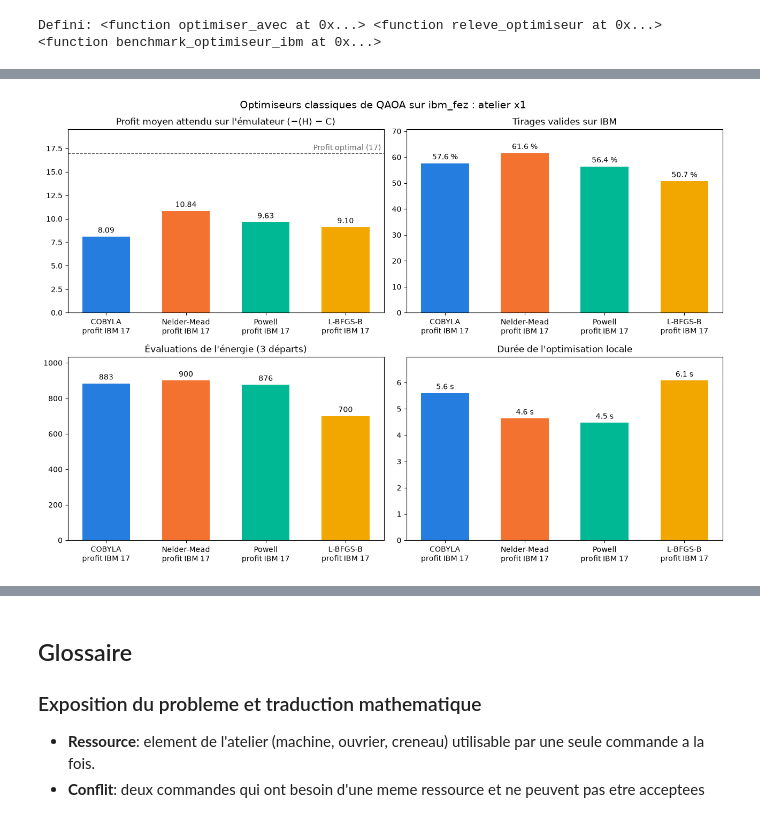
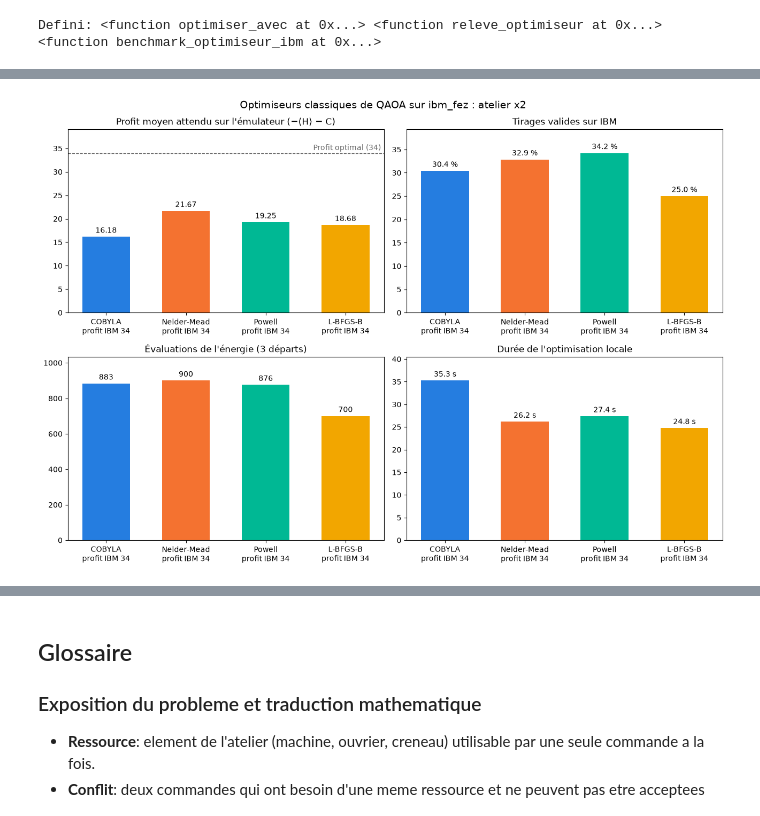
Before and after one commit to Julian52575/Quantum-Computing, a Jupyter notebook: WorkshopOrders.ipynb, the cells around one changed output, grey strips where cells are left out. Drawn from its saved outputs; the diff is of its cells as text; code cells hidden in the pictures.

```diff
--- a/WorkshopOrders.ipynb
+++ b/WorkshopOrders.ipynb
@@ -1929,6 +1933,6 @@ Le run COBYLA est celui de l'atelier de base plus haut (`sauvegarde`).
 # %%
 #DEFINITION_RUN
-# Meme boucle hybride que `optimiser`, mais avec l'optimiseur scipy `methode`.
+# Meme boucle hybride que `preparer_qaoa` (atelier x2), mais avec l'optimiseur scipy `methode`.
 from scipy.optimize import OptimizeResult
 
 # Budget comparable : environ 300 evaluations de l'energie par depart.
@@ -1940,6 +1944,12 @@ OPTIONS_OPTIMISEURS: dict[str, dict[str, int]] = {
 }
 RESULTATS_OPTIMISEURS: dict[str, dict[str, float]] = {}
 
+# Memes valeurs que la cellule IBM x2 : recalculees ici pour que cette cellule se suffise a elle-meme.
+RESSOURCES_X2, COMMANDES_X2, PAIRES_X2 = agrandir_atelier(2)
+HAMILTONIEN_X2, CONSTANTE_X2 = creer_qubo(COMMANDES_X2, PAIRES_X2, max(COMMANDES_X2) + 1).to_ising()
+CIRCUIT_X2 = QAOAAnsatz(HAMILTONIEN_X2, reps=PROFONDEUR).decompose(reps=3)
+ENERGIE_X2 = energie_rapide(HAMILTONIEN_X2, PROFONDEUR)
+
 class Optimisation(NamedTuple):
     optimum: OptimizeResult
     duree_s: float
@@ -1949,17 +1959,17 @@ def optimiser_avec(methode: str, nb_departs: int = 3, seed: int = 1) -> Optimisa
     debut: float = perf_counter()
     rng = np.random.default_rng(seed)
     essais = [
-        minimize(energie, rng.uniform(0, np.pi, CIRCUIT.num_parameters), method=methode, options=OPTIONS_OPTIMISEURS[methode])
+        minimize(ENERGIE_X2, rng.uniform(0, np.pi, CIRCUIT_X2.num_parameters), method=methode, options=OPTIONS_OPTIMISEURS[methode])
         for _ in range(nb_departs)
     ]
     return Optimisation(min(essais, key=lambda r: r.fun), perf_counter() - debut, sum(r.nfev for r in essais))
 
 # Releve IBM (`releve_ibm`) complete par les mesures de l'optimisation locale.
 def releve_optimiseur(optimisation: Optimisation, sauvegarde_ibm: dict) -> dict[str, float]:
-    releve = releve_ibm(sauvegarde_ibm, COMMANDES, PAIRES)
+    releve = releve_ibm(sauvegarde_ibm, COMMANDES_X2, PAIRES_X2)
     return releve | {
         "valide_pct": 100 * releve["valides"] / releve["tirages"],
-        "profit_moyen": -(optimisation.optimum.fun + CONSTANTE),
+        "profit_moyen": -(optimisation.optimum.fun + CONSTANTE_X2),
         "evaluations": optimisation.evaluations,
         "duree_optimisation_s": optimisation.duree_s,
     }
@@ -1968,10 +1978,10 @@ def releve_optimiseur(optimisation: Optimisation, sauvegarde_ibm: dict) -> dict[
 def benchmark_optimiseur_ibm(methode: str) -> dict | None:
     optimisation = optimiser_avec(methode)
     print(f"[{optimisation.duree_s:7.1f} s] optimisation {methode} terminee : {optimisation.evaluations} evaluations, "
-          f"profit moyen {-(optimisation.optimum.fun + CONSTANTE):.3f}")
+          f"profit moyen {-(optimisation.optimum.fun + CONSTANTE_X2):.3f}")
     sauvegarde_ibm = benchmark_qaoa_ibm(
-        CIRCUIT, optimisation.optimum.x, COMMANDES, PAIRES, tirages=TIRAGES, machine_ibm=MACHINE_IBM,
-        executer=EXECUTER_SUR_IBM, duree_optimisation_s=optimisation.duree_s,
+        CIRCUIT_X2, optimisation.optimum.x, COMMANDES_X2, PAIRES_X2, tirages=TIRAGES, machine_ibm=MACHINE_IBM,
+        executer=EXECUTER_SUR_IBM, duree_optimisation_s=optimisation.duree_s, ressources=RESSOURCES_X2,
     )
     if sauvegarde_ibm is not None:
         RESULTATS_OPTIMISEURS[methode] = releve_optimiseur(optimisation, sauvegarde_ibm)
@@ -2187,37 +2341,37 @@ Temps d'exécution sur IBM : 7728.764 ms
 # %%
-# Graphes : les 4 optimiseurs sur l'atelier x1 (angles optimises sur l'emulateur, echantillonnes sur IBM).
-# COBYLA est relance localement (memes graines que OPTIMUM) pour compter ses evaluations ; son run IBM est `sauvegarde_qaoa`.
-assert sauvegarde_qaoa is not None, "executer d'abord la cellule IBM de l'atelier de base (COBYLA)"
+# Graphes : les 4 optimiseurs sur l'atelier x2 (angles optimises sur l'emulateur, echantillonnes sur IBM).
+# COBYLA est relance localement (memes graines que PARAMETRES_X2) pour compter ses evaluations ; son run IBM est `sauvegarde_x2`.
+assert sauvegarde_x2 is not None, "executer d'abord la cellule IBM de l'atelier x2 (COBYLA)"
 cobyla = optimiser_avec("COBYLA")
-assert np.allclose(cobyla.optimum.x, OPTIMUM.x), "COBYLA relance ne retrouve pas OPTIMUM"
-RESULTATS_OPTIMISEURS = {"COBYLA": releve_optimiseur(cobyla, sauvegarde_qaoa)} | {
+assert np.allclose(cobyla.optimum.x, PARAMETRES_X2), "COBYLA relance ne retrouve pas PARAMETRES_X2"
+RESULTATS_OPTIMISEURS = {"COBYLA": releve_optimiseur(cobyla, sauvegarde_x2)} | {
     k: v for k, v in RESULTATS_OPTIMISEURS.items() if k != "COBYLA"
 }
 COULEURS_OPTIMISEURS: dict[str, str] = {"COBYLA": "#257de0", "Nelder-Mead": "#f47230", "Powell": "#00b894", "L-BFGS-B": "#f2a600"}
 
 def barres_optimiseurs(ax, resultats: dict[str, dict[str, float]], cle: str, titre: str, format_valeur: Callable[[float], str]) -> None:
     noms: list[str] = list(resultats)
     valeurs: list[float] = [resultats[n][cle] for n in noms]
     barres = ax.bar(noms, valeurs, 0.6, color=[COULEURS_OPTIMISEURS[n] for n in noms])
     ax.bar_label(barres, labels=[format_valeur(v) for v in valeurs], padding=3)
     ax.set_xticks(range(len(noms)), [f"{n}\nprofit IBM {resultats[n]['profit']}" for n in noms])
     ax.set_title(titre)
     ax.margins(y=0.15)
 
-optimal: int = recherche_exhaustive(COMMANDES, PAIRES).profit
+optimal: int = recherche_exhaustive(COMMANDES_X2, PAIRES_X2).profit
 fig, axes = plt.subplots(2, 2, figsize=(13, 9))
 barres_optimiseurs(axes[0, 0], RESULTATS_OPTIMISEURS, "profit_moyen", "Profit moyen attendu sur l'émulateur (−⟨H⟩ − C)", lambda v: f"{v:.2f}")
 axes[0, 0].axhline(optimal, color="#666666", linestyle="--", linewidth=1)
 axes[0, 0].annotate(f"Profit optimal ({optimal})", (1, optimal), xycoords=("axes fraction", "data"), xytext=(-4, 4),
                     textcoords="offset points", ha="right", color="#666666")
 barres_optimiseurs(axes[0, 1], RESULTATS_OPTIMISEURS, "valide_pct", "Tirages valides sur IBM", lambda v: f"{v:.1f} %")
 barres_optimiseurs(axes[1, 0], RESULTATS_OPTIMISEURS, "evaluations", "Évaluations de l'énergie (3 départs)", lambda v: f"{v:.0f}")
 barres_optimiseurs(axes[1, 1], RESULTATS_OPTIMISEURS, "duree_optimisation_s", "Durée de l'optimisation locale", lambda v: f"{v:.1f} s")
-fig.suptitle(f"Optimiseurs classiques de QAOA sur {sauvegarde_qaoa['machine']} : atelier x1", fontsize=14)
+fig.suptitle(f"Optimiseurs classiques de QAOA sur {sauvegarde_x2['machine']} : atelier x2", fontsize=14)
 fig.tight_layout()
 plt.show()
 # %% [output]
-[figure, old version]
+[figure, new version]
 # %% [markdown]
 ## Conclusion
 
```
Also changed, not shown: parts of 8 cells of this notebook.
